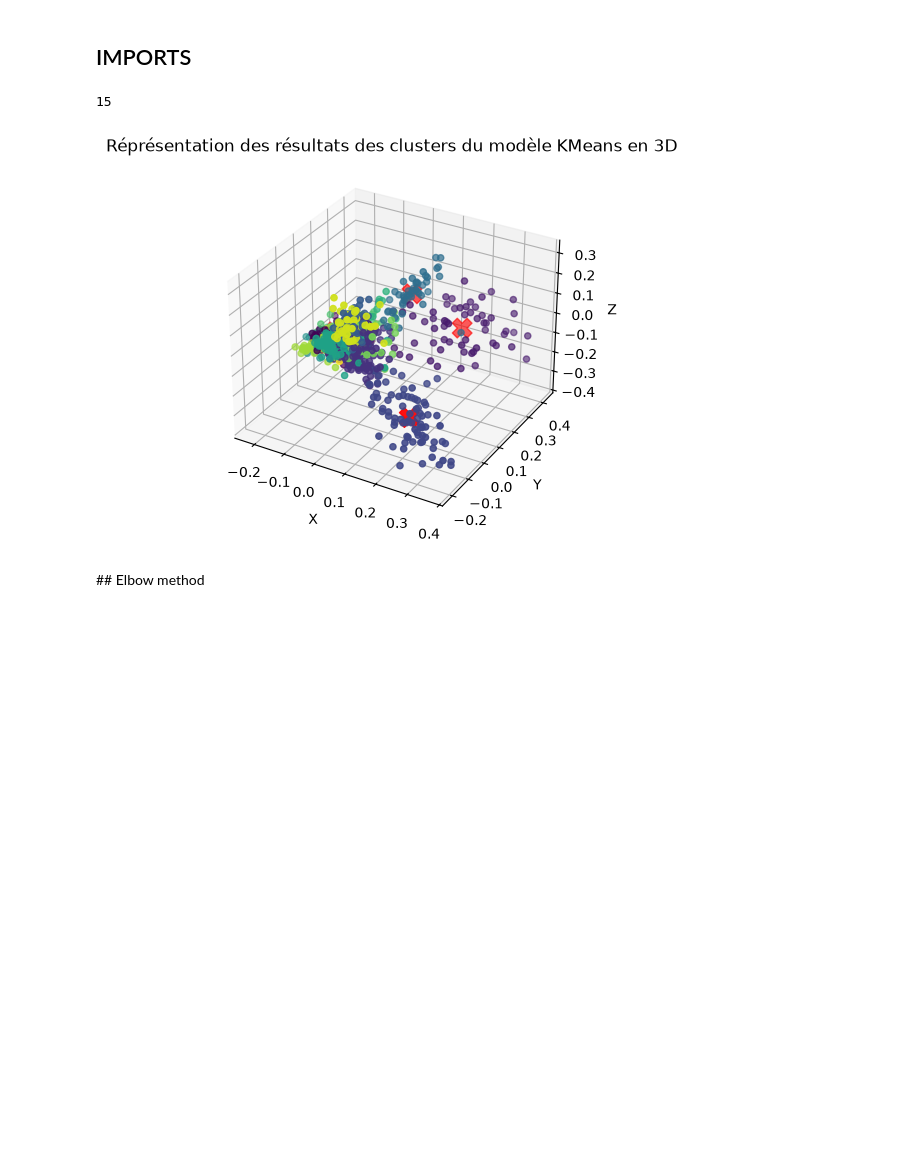
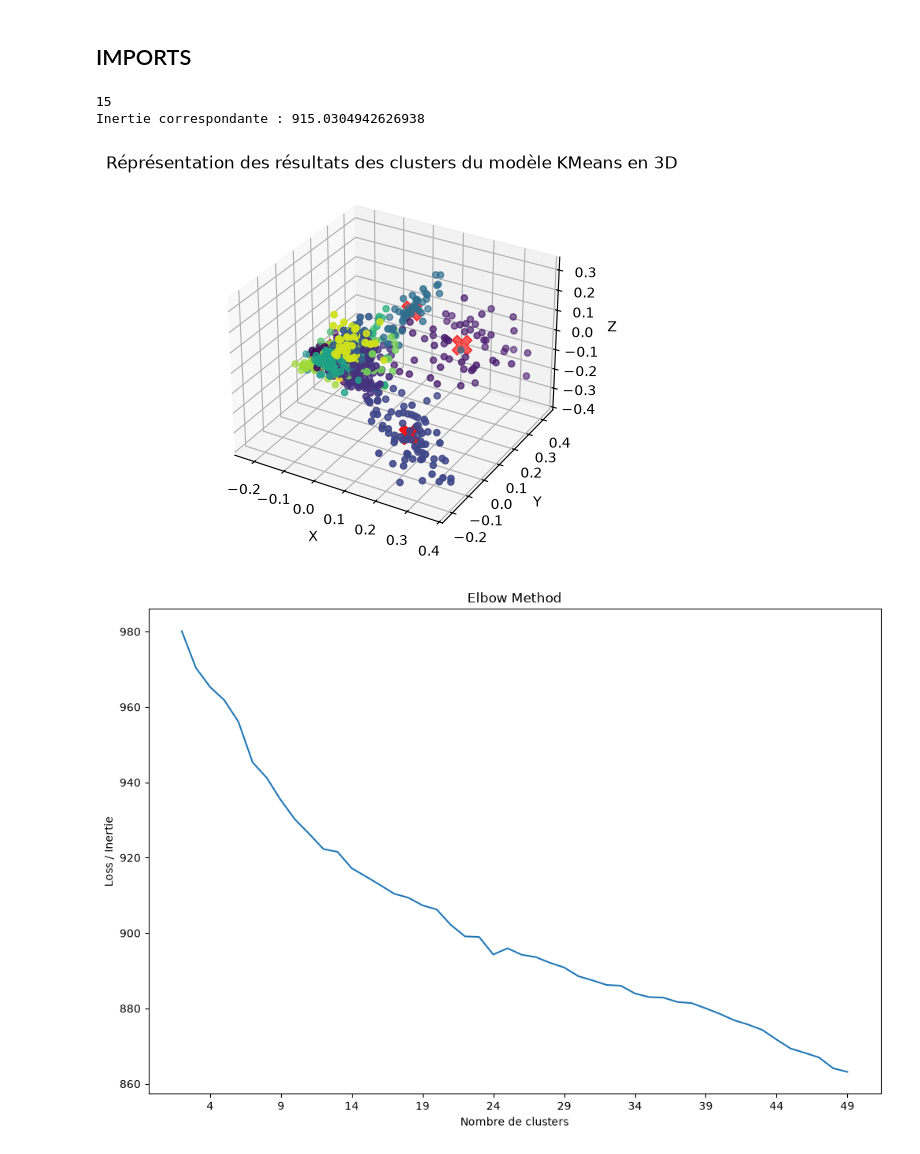
Before and after one commit to gabinHnr/IA---Imagerie-medicale-IRM, a Jupyter notebook: Unsupervised Learning/Models/ModelKMeans.ipynb, the cells around one changed output. Saved outputs shown, nothing was run; the diff lists cells and outputs as text; code cells hidden in the pictures; blank space fills up the shorter version.

Commit message:
[*]AddElbowMethod/ModelKMeans

```diff
--- a/Unsupervised Learning/Models/ModelKMeans.ipynb
+++ b/Unsupervised Learning/Models/ModelKMeans.ipynb
@@ -22,6 +22,7 @@ X = vectorizer.fit_transform(texts) #Transforme les mots en valeurs et regarde s
 
 #Test chaque nombre de clusters entre 2 et 50 puis ajoute les score dans un dico et enfin print le meilleur score de ce dico afin de connaître la meilleur valeur pour le nombre de clusters
 scores = {}
+inertias = {}
 for n in range(2, 50):
     kmeans = KMeans(
         n_clusters=n,
@@ -29,12 +30,14 @@ for n in range(2, 50):
         n_init="auto", #KMeans peut essayer plusieurs initialisations différentes afin d'éviter de tomber sur une mauvaise configuration de départ, "auto" demande à sklearn de choisir automatiquement le comportement
     )
     Y = kmeans.fit_predict(X)
+    inertias[f"{n}"] = kmeans.inertia_
     score = silhouette_score(X, Y) # Regarde si les points sont proches de leurs centroïdes et si ils sont éloignée des autres clusters puis donne un score en fonction du résultat
     scores[f"{n}"] = score
 
 highest_key = max(scores, key=scores.get)
 
 print(highest_key)
+print("Inertie correspondante :", inertias[highest_key])
 
 # ================================================================= #
 
@@ -69,32 +72,41 @@ centroïdes_3d = pca.transform(kmeans.cluster_centers_)
 
 #Affiche tout mes points en 3D
 axe.scatter(
     points_3d[:, 0],
     points_3d[:, 1],
     points_3d[:, 2],
     c=Y
 )
 
 #Affiche tout mes centroïdes en 3D
 axe.scatter(
     centroïdes_3d[:, 0],
     centroïdes_3d[:, 1],
     centroïdes_3d[:, 2],
     marker="X",
     s=200,
     c="red"
 )
 
 #Nomme les axes
 plt.title('Réprésentation des résultats des clusters du modèle KMeans en 3D')
 axe.set_xlabel("X")
 axe.set_ylabel("Y")
 axe.set_zlabel("Z")
 
 #Affiche le graphique
 plt.show()
+
+
+fig = plt.figure(figsize=(12, 8))
+plt.xticks(range(2, 51, 5))
+plt.plot(inertias.keys(), inertias.values())
+plt.xlabel("Nombre de clusters")
+plt.ylabel("Loss / Inertie")
+plt.title("Elbow Method")
+plt.show()
 # %% [output]
 15
+Inertie correspondante : 915.0304942626938
 [figure]
+[figure, added]
-# %% [markdown]
-## Elbow method
```
